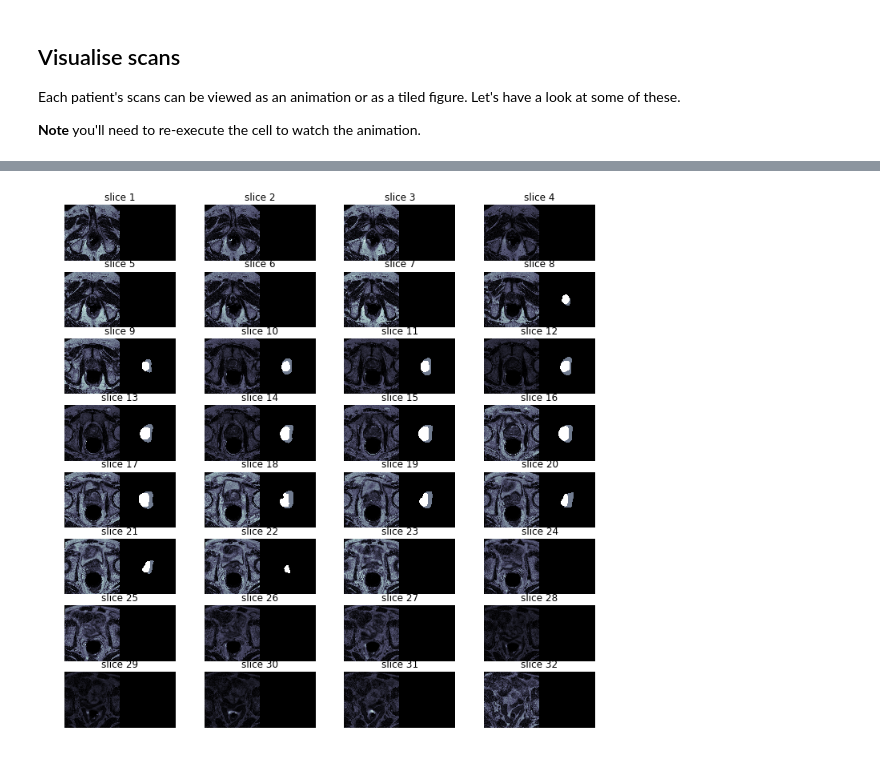
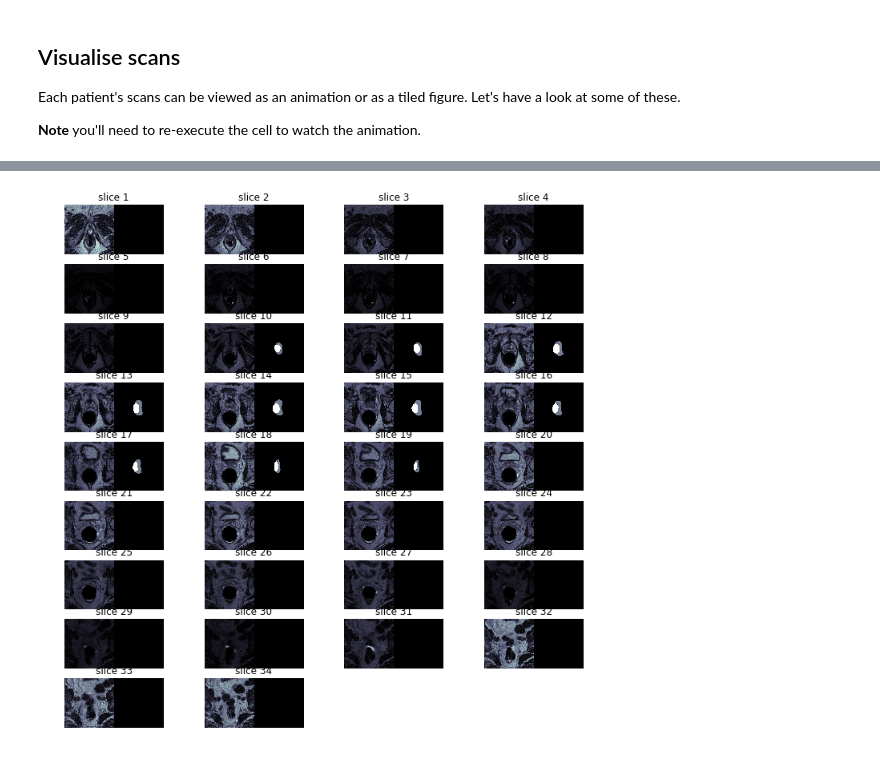
Before and after one commit to danielhomola/3D_UNet, a Jupyter notebook: notebooks/data_exploration.ipynb, the cells around one changed output, grey strips where cells are left out. Cells and saved outputs as stored; diff of their text form; code cells hidden in the pictures.

```diff
--- a/notebooks/data_exploration.ipynb
+++ b/notebooks/data_exploration.ipynb
@@ -156,6 +207,6 @@ train_dataset.patients[patient_id].anim_scans()
 # %%
 # tiled figure
-patient_id = train_dataset.patient_ids[34]
+patient_id = train_dataset.patient_ids[2]
 train_dataset.patients[patient_id].show_scans()
 # %% [output]
-[figure, old version]
+[figure, new version]
```
Also changed, not shown: parts of 25 cells of this notebook, 23 other files.
